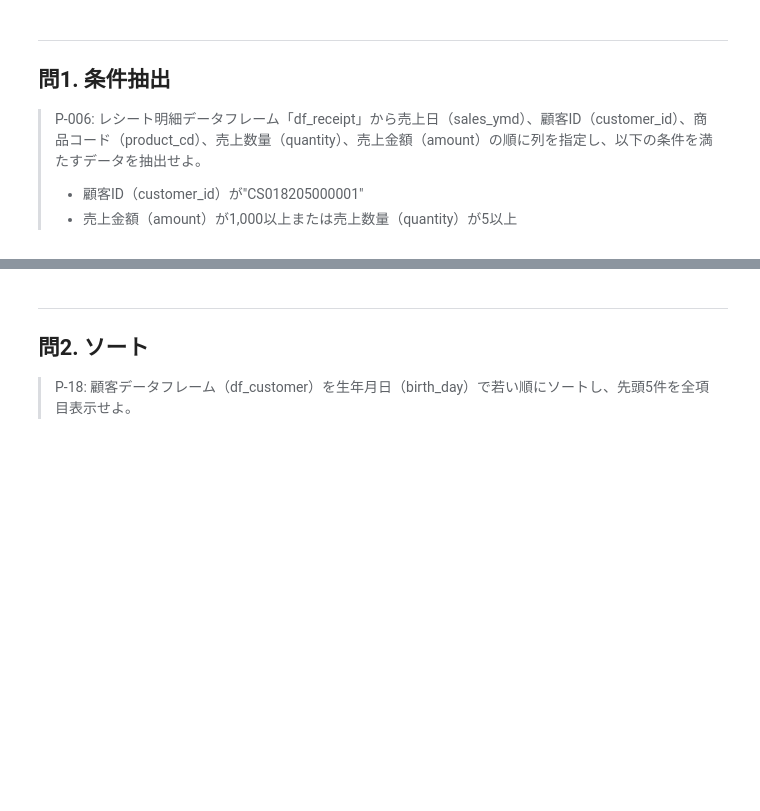
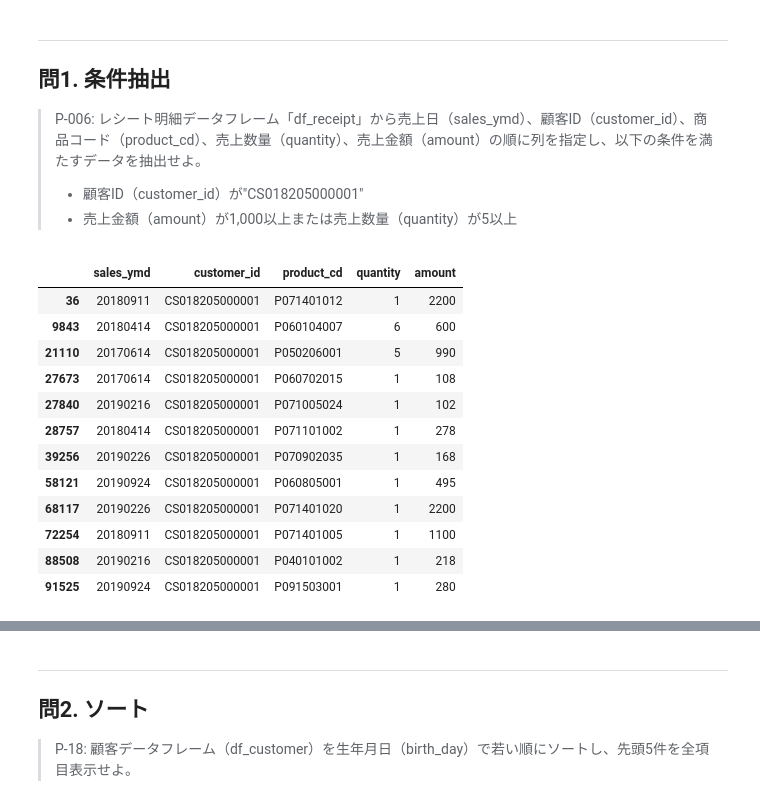
Before and after one commit to YotaroKono/playground-basicgit-1, a Jupyter notebook: colab/answer/pandas_quiz.ipynb, the cells around one changed output, grey strips where cells are left out. Saved outputs shown, nothing was run; the diff lists cells and outputs as text; code cells hidden in the pictures; blank space fills up the shorter version.

```diff
--- a/colab/answer/pandas_quiz.ipynb
+++ b/colab/answer/pandas_quiz.ipynb
@@ -23,3 +23,19 @@ df_receipt = pd.read_csv('https://raw.githubusercontent.com/The-Japan-DataScient
 > - 売上金額（amount）が1,000以上または売上数量（quantity）が5以上
 # %%
 df_receipt = df_receipt.loc[:, ["sales_ymd", "customer_id", "product_cd", "quantity", "amount"]]
+df_receipt_1 = df_receipt[df_receipt["customer_id"] == "CS018205000001" ]
+df_receipt_1
+# %% [output]
+|  | sales_ymd | customer_id | product_cd | quantity | amount |
+| 36 | 20180911 | CS018205000001 | P071401012 | 1 | 2200 |
+| 9843 | 20180414 | CS018205000001 | P060104007 | 6 | 600 |
+| 21110 | 20170614 | CS018205000001 | P050206001 | 5 | 990 |
+| 27673 | 20170614 | CS018205000001 | P060702015 | 1 | 108 |
+| 27840 | 20190216 | CS018205000001 | P071005024 | 1 | 102 |
+| 28757 | 20180414 | CS018205000001 | P071101002 | 1 | 278 |
+| 39256 | 20190226 | CS018205000001 | P070902035 | 1 | 168 |
+| 58121 | 20190924 | CS018205000001 | P060805001 | 1 | 495 |
+| 68117 | 20190226 | CS018205000001 | P071401020 | 1 | 2200 |
+| 72254 | 20180911 | CS018205000001 | P071401005 | 1 | 1100 |
+| 88508 | 20190216 | CS018205000001 | P040101002 | 1 | 218 |
+| 91525 | 20190924 | CS018205000001 | P091503001 | 1 | 280 |
```
Also changed, not shown: parts of 2 cells of this notebook.
